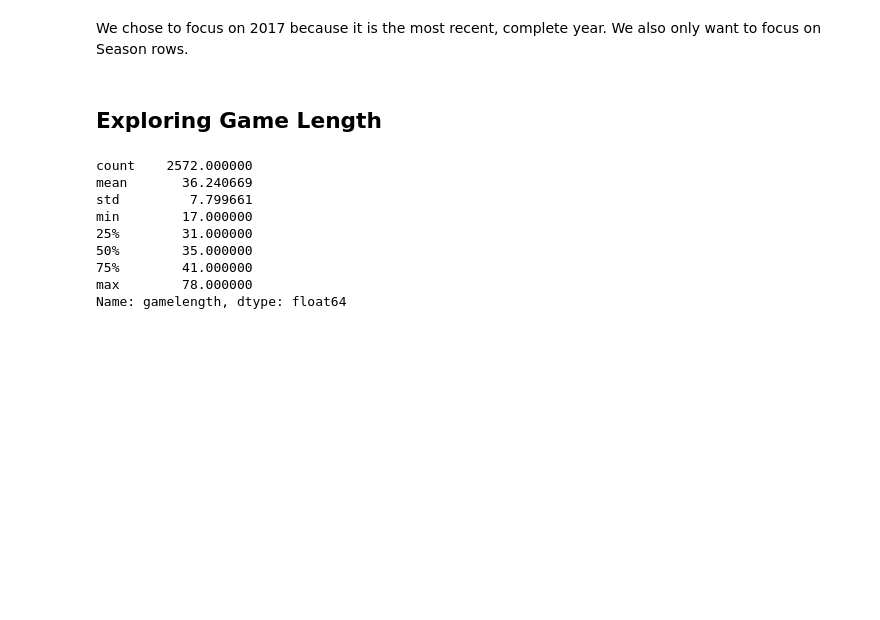
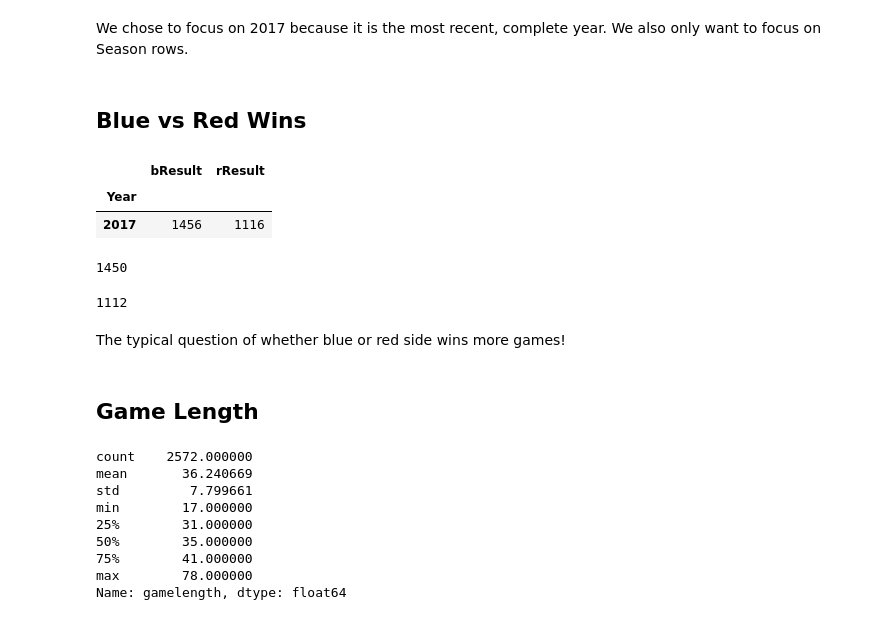
Before and after one commit to kaylindee/131_project, a Jupyter notebook: Stats 131 Final Project.ipynb, the cells around one changed output. Drawn from its saved outputs; the diff is of its cells as text; code cells hidden in the pictures; blank space fills up the shorter version.

```diff
--- a/Stats 131 Final Project.ipynb
+++ b/Stats 131 Final Project.ipynb
@@ -27,3 +27,5 @@ We chose to focus on 2017 because it is the most recent, complete year. We also
 # %%
 y2017 = LoL.loc[LoL['Year'] == 2017,]
 y2017 = y2017.loc[y2017['Type'] == 'Season']
+# %% [markdown]
+## Blue vs Red Wins
@@ -30,5 +35,22 @@ y2017 = y2017.loc[y2017['Type'] == 'Season']
+# %%
+wins = y2017.groupby('Year')[['bResult', 'rResult']].sum()
+wins
+# %% [output]
+|  | bResult | rResult |
+| Year |  |  |
+| 2017 | 1456 | 1116 |
+# %%
+bluewins2017.bResult.sum()
+# %% [output]
+1450
+# %%
+redwins2017.rResult.sum()
+# %% [output]
+1112
+# %% [markdown]
+The typical question of whether blue or red side wins more games!
 # %% [markdown]
-## Exploring Game Length
+## Game Length
 # %%
 y2017['gamelength'].describe()
 # %% [output]
```
Also changed, not shown: parts of 28 cells of this notebook.
